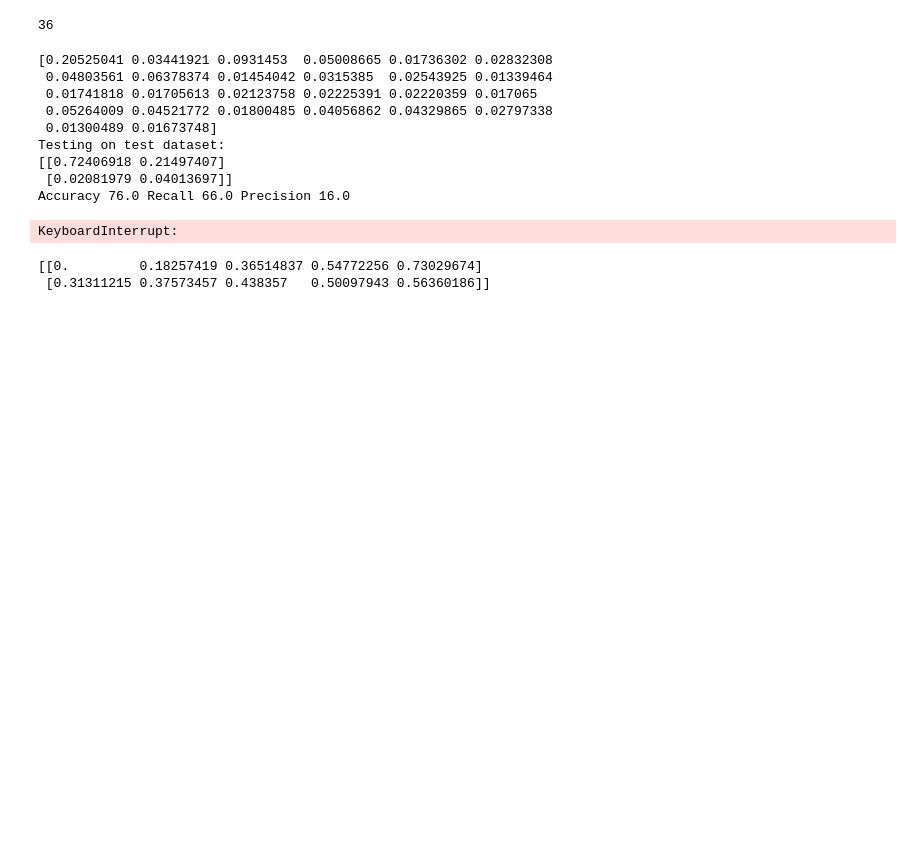
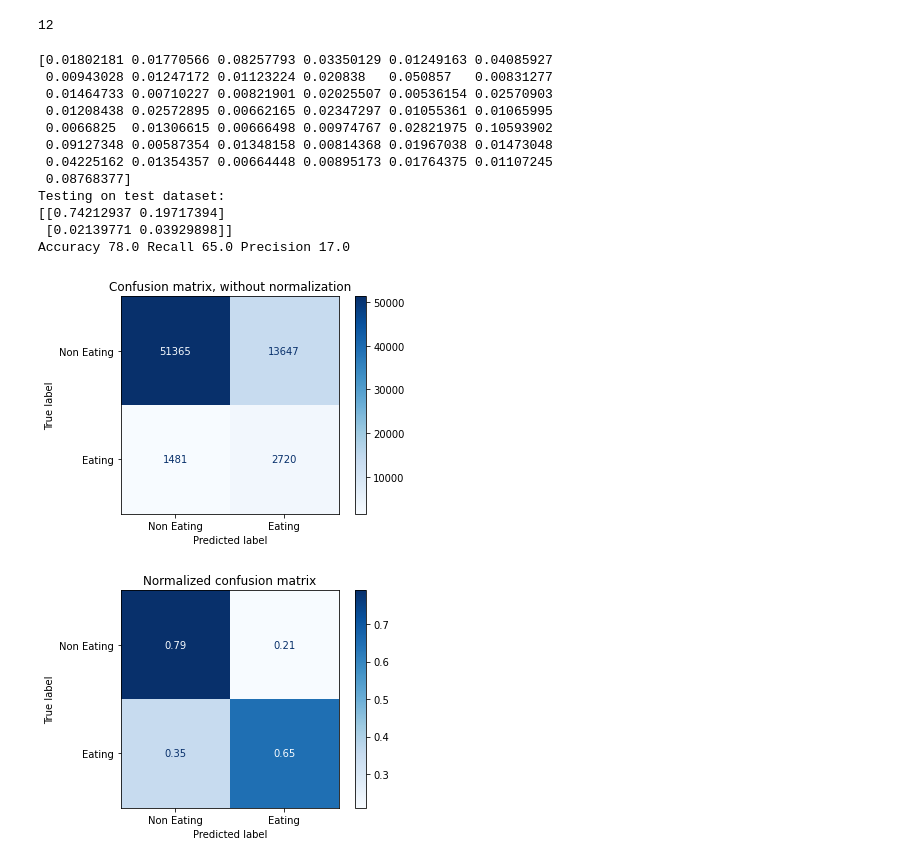
Before and after one commit to somidvar/STMI-CGM-Predictor, a Jupyter notebook: hoover.ipynb, the cells around one changed output. Cells and saved outputs as stored; diff of their text form; code cells hidden in the pictures; blank space fills up the shorter version.

```diff
--- a/hoover.ipynb
+++ b/hoover.ipynb
@@ -199,5 +48,5 @@ pd.set_option('display.max_rows', 500)
 # %%
-def pdFromatter(df):
+def pdFormatter(df):
     for counter in range(len(df)):
         tempStr=df.iloc[counter,1]
         tempVal=int(tempStr[0:2])*3600+int(tempStr[3:5])*60+int(tempStr[6:8])
@@ -245,10 +94,10 @@ def labelReader(addressPrefix):
                 mealTime.append([nameTemp,tempStr[1],tempStr[2]])
 
     dfMeal=pd.DataFrame(mealTime,columns=['Name','Start','End'])
-    dfMeal=pdFromatter(dfMeal)
+    dfMeal=pdFormatter(dfMeal)
 
     dfTime=pd.DataFrame(sensorTiming,columns=['Name','Start','End'])
-    dfTime=pdFromatter(dfTime)
+    dfTime=pdFormatter(dfTime)
 
     return dfMeal,dfTime
 
@@ -271,7 +120,6 @@ def shimmerReader(element):
 
     dfSensor=pd.DataFrame(dataList,columns=[ 'X','Y','Z','Yaw','Pitch','Roll','Name'])
     dfSensor=dfSensor[['Name','X','Y','Z','Yaw','Pitch','Roll']]
-    dfSensor.to_csv(r'C:\GitHub\mamad.csv')
     del dataList
     return dfSensor
 
@@ -321,10 +169,14 @@ def featureExtractor(df):
             for axe in dfTemp.columns:
                 if axe=='Time' or axe=='Name':
                     continue
+
                 tempVal=np.mean(abs(dfTemp[axe].values))
                 features.append(tempVal)
 
                 tempVal=np.std(abs(dfTemp[axe].values))
+                features.append(tempVal)
+
+                tempVal=np.ptp(dfTemp[axe].values)
                 features.append(tempVal)
 
                 tempVal=np.mean(dfTemp[axe].values)
@@ -332,6 +184,13 @@ def featureExtractor(df):
 
                 tempVal=np.std(dfTemp[axe].values)
                 features.append(tempVal)
+
+                tempVal=skew(dfTemp[axe].values)
+                features.append(tempVal)
+
+                tempVal=kurtosis(dfTemp[axe].values)
+                features.append(tempVal)
+
             features.extend([name,startTime,endTime])
             featureData.append(features)
         startTime+=windowLength
@@ -367,6 +226,7 @@ def callerFunc(element,dfMeal,dfTime):
     dfSensor=timeFinder(dfSensor,dfTime)
     featureData=featureExtractor(dfSensor)
     allData=labelExtractor(dfMeal,featureData)
+    print(dfSensor.columns)
 
     return allData
 
@@ -378,15 +238,18 @@ def main(addressPrefix):
        for name in files:
            if '.shm' in name:
                shimmerFiles.append([os.path.join(root,name),name[:-4]])
-    print(num_cores)
-    # shimmerFiles=shimmerFiles[0:10]
-    allData=Parallel(n_jobs=num_cores)(delayed(callerFunc)(i, dfMeal,dfTime) for i in tqdm(shimmerFiles))
+    print(coreNumber)
+    # shimmerFiles=shimmerFiles[0:4]
+    allData=Parallel(n_jobs=coreNumber)(delayed(callerFunc)(i, dfMeal,dfTime) for i in tqdm(shimmerFiles))
+    headers=['f1','f2']
+    columns=['X', 'Y', 'Z', 'Yaw', 'Pitch', 'Roll']
+    stats=['mean abs','std abd','range','mean','std','skew','kurtosis']
+    for column in columns:
+        for stat in stats:
+            headers.append(column+'-'+stat)
+    # callerFunc(shimmerFiles[0],dfMeal,dfTime)
 
-    headers=['f1','f2']
-    for counter in range(5,29):
-        headers.append(('f'+str(counter)))
     headers.extend(['Name','EatingFlag'])
-
     allData = [ item for elem in allData for item in elem]
     dfAllData=pd.DataFrame(allData,columns=headers)
     dfAllData.to_csv(os.path.join(addressPrefix,'AllDataParallel.csv'),index=False)
@@ -394,7 +257,7 @@ def main(addressPrefix):
 
 dfAllData=main(addressPrefix)
 # %% [output]
-36
+12
 # %%
 def modelVisualizer(testData,testLabels,modelBest):
     slidingWindowPrediction = modelBest.predict(testData)
@@ -409,6 +272,7 @@ def modelVisualizer(testData,testLabels,modelBest):
 
     titles_options = [("Confusion matrix, without normalization", None),
                       ("Normalized confusion matrix", 'true')]
+
     for title, normalize in titles_options:
         disp = plot_confusion_matrix(modelBest, testData, testLabels,
                                      display_labels=['Non Eating','Eating'],
@@ -427,7 +291,7 @@ def xgClassifier(dataList, labelList,randomSeed):
     for maxDepth in np.arange(2,7):
         for estimator in np.arange(20,30,200):
             clf = xgb.XGBClassifier(n_estimators=estimator,max_depth=maxDepth,objective = "binary:logistic",
-                                    eval_metric = "logloss",use_label_encoder =False,scale_pos_weight=1,random_state=randomSeed)
+                                    eval_metric = "logloss",use_label_encoder =False,scale_pos_weight=1,random_state=randomSeed,n_jobs=coreNumber)
             clf.fit(trainData, trainLabels)
             slidingWindowPrediction = clf.predict(valData)
             accuracy=sklearn.metrics.accuracy_score(valLabels,slidingWindowPrediction)
@@ -454,51 +318,50 @@ def randomForestClassifier(dataList,labelList,randomSeed):
     f1Best=0
     for treeNum in np.arange(10,100,10):
         for maxDepth in np.arange(3,10):
-            clf=RandomForestClassifier(n_estimators=treeNum,criterion='entropy',random_state=0,max_depth=maxDepth)
+            clf=RandomForestClassifier(n_estimators=treeNum,criterion='entropy',random_state=0,max_depth=maxDepth,n_jobs=coreNumber)
             clf.fit(trainData,trainLabels)
             slidingWindowPrediction=clf.predict(valData)
             accuracy=sklearn.metrics.accuracy_score(valLabels,slidingWindowPrediction)
             recall=sklearn.metrics.recall_score(valLabels,slidingWindowPrediction)
             precision=sklearn.metrics.precision_score(valLabels,slidingWindowPrediction)
             f1=sklearn.metrics.f1_score(valLabels,slidingWindowPrediction,average='weighted')
 
             if f1>f1Best:
                 f1Best=f1
                 maxDepthBest=maxDepth
                 treeNumBest=treeNum
                 accuracyBest=accuracy
                 modelBest=clf
                 recallBest=recall
                 precisionBest=precision
 
     modelVisualizer(testData,testLabels,modelBest)
 
 data=pd.read_csv(os.path.join(addressPrefix,'AllDataParallel.csv'))
 allLabel=data['EatingFlag'].values
 allLabel=np.asarray(allLabel,dtype=int)
 
 data.drop(columns=['Name','EatingFlag'],inplace=True)
 allData=data.values
 allData=np.asarray(allData,dtype=float)
+allData=allData[:,1:]
 for axis in range(allData.shape[1]):
     allData[:,axis]-=np.mean(allData[:,axis])
     allData[:,axis]/=np.std(allData[:,axis])
 
-xgClassifier(allData, allLabel,randomSeed=random.randrange(0,100))
+xgClassifier(allData, allLabel,randomSeed=78)
 # %% [output]
-[0.20525041 0.03441921 0.0931453  0.05008665 0.01736302 0.02832308
- 0.04803561 0.06378374 0.01454042 0.0315385  0.02543925 0.01339464
- 0.01741818 0.01705613 0.02123758 0.02225391 0.02220359 0.017065
- 0.05264009 0.04521772 0.01800485 0.04056862 0.04329865 0.02797338
- 0.01300489 0.01673748]
+[0.01802181 0.01770566 0.08257793 0.03350129 0.01249163 0.04085927
+ 0.00943028 0.01247172 0.01123224 0.020838   0.050857   0.00831277
+ 0.01464733 0.00710227 0.00821901 0.02025507 0.00536154 0.02570903
+ 0.01208438 0.02572895 0.00662165 0.02347297 0.01055361 0.01065995
+ 0.0066825  0.01306615 0.00666498 0.00974767 0.02821975 0.10593902
+ 0.09127348 0.00587354 0.01348158 0.00814368 0.01967038 0.01473048
+ 0.04225162 0.01354357 0.00664448 0.00895173 0.01764375 0.01107245
+ 0.08768377]
 Testing on test dataset:
-[[0.72406918 0.21497407]
- [0.02081979 0.04013697]]
-Accuracy 76.0 Recall 66.0 Precision 16.0
+[[0.74212937 0.19717394]
+ [0.02139771 0.03929898]]
+Accuracy 78.0 Recall 65.0 Precision 17.0
-KeyboardInterrupt:
+[figure, added]
+[figure, added]
-# %%
-from sklearn import preprocessing
-print(preprocessing.normalize([[0, 1,2,3,4], [5,6,7,8,9]]))
-# %% [output]
-[[0.         0.18257419 0.36514837 0.54772256 0.73029674]
- [0.31311215 0.37573457 0.438357   0.50097943 0.56360186]]
```
Also changed, not shown: parts of 1 cell of this notebook.
